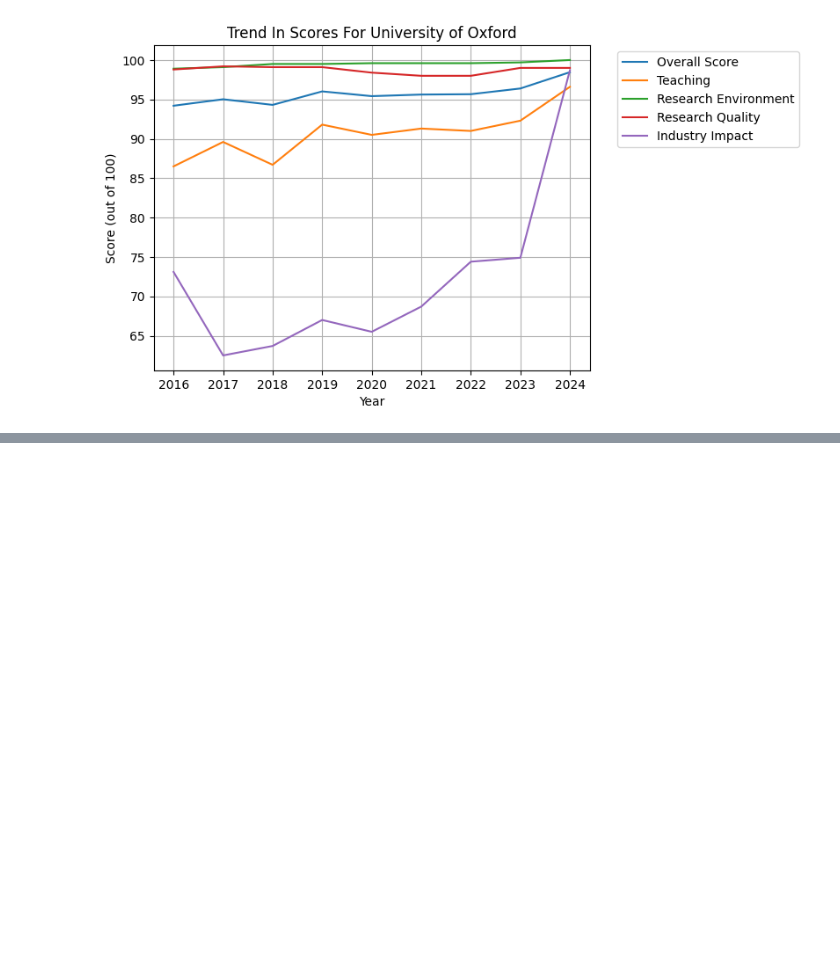
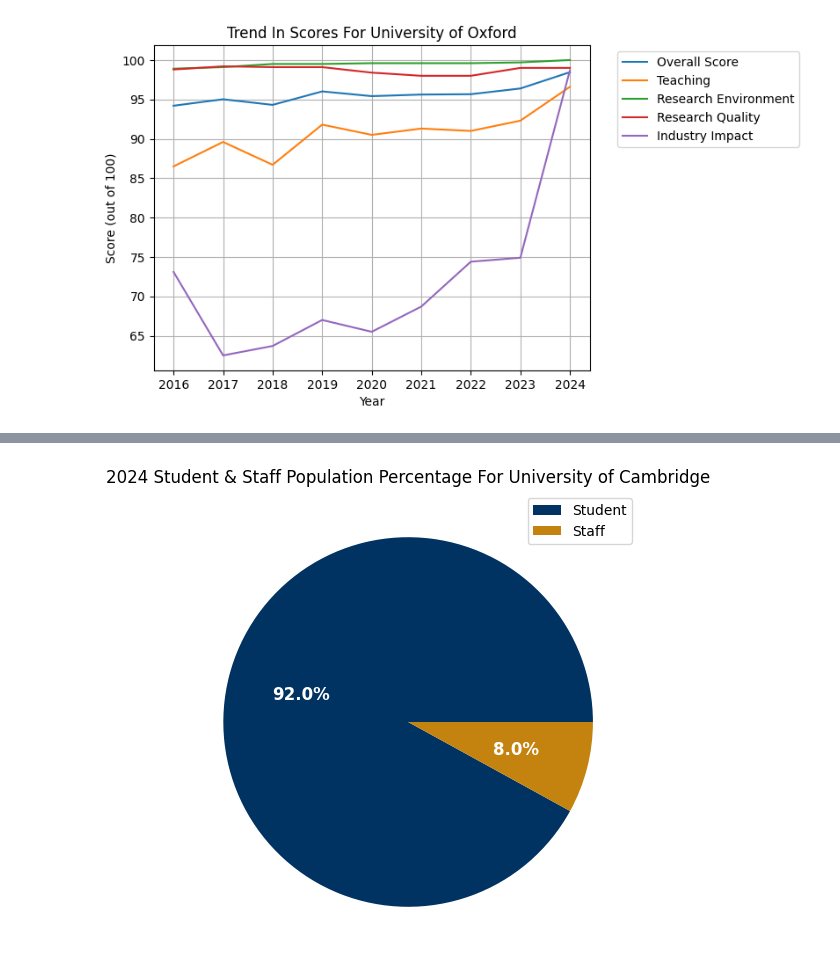
Before and after one commit to Qamil-Mirza/My-Data-Projects, a Jupyter notebook: World-Universities-EDA/helper.ipynb, the cells around one changed output, grey strips where cells are left out. Saved outputs shown, nothing was run; the diff lists cells and outputs as text; code cells hidden in the pictures; blank space fills up the shorter version.

Commit message:
Added pie chart

```diff
--- a/World-Universities-EDA/helper.ipynb
+++ b/World-Universities-EDA/helper.ipynb
@@ -385,0 +397,4 @@ uni_ovr_score_trend(uni='University of Oxford')
+# %%
+world_uni_df['Staff Population'] = world_uni_df['Student Population'] * (1/world_uni_df['Students to Staff Ratio'])
+
+world_uni_df.head()
@@ -385,0 +408,21 @@ uni_ovr_score_trend(uni='University of Oxford')
+# %%
+def pie_chart(uni='University of Cambridge', year=2024):
+    # Data wrangling
+    data = []
+    filtered_data = world_uni_df[(world_uni_df['Year'] == year) & (world_uni_df['Name'] == uni)]
+    student_pop = filtered_data['Student Population'].iloc[0]
+    staff_pop = filtered_data['Staff Population'].iloc[0]
+    student_ratio = student_pop / (student_pop + staff_pop)
+    staff_ratio = staff_pop / (student_pop + staff_pop)
+    data.append(round(student_ratio, 2))
+    data.append(round(staff_ratio, 2))
+
+    # initialize figure
+    plt.figure(figsize=(12,6))
+    plt.pie(data, labels=['Student', 'Staff'], autopct='%1.1f%%', colors=['#003262', '#C4820E'], textprops=dict(color='w', weight='bold', size=12))
+    plt.title(f'{year} Student & Staff Population Percentage For {uni}')
+    plt.legend()
+
+pie_chart()
+# %% [output]
+[figure, added]
```
Also changed, not shown: parts of 6 cells of this notebook, 2 other files.
